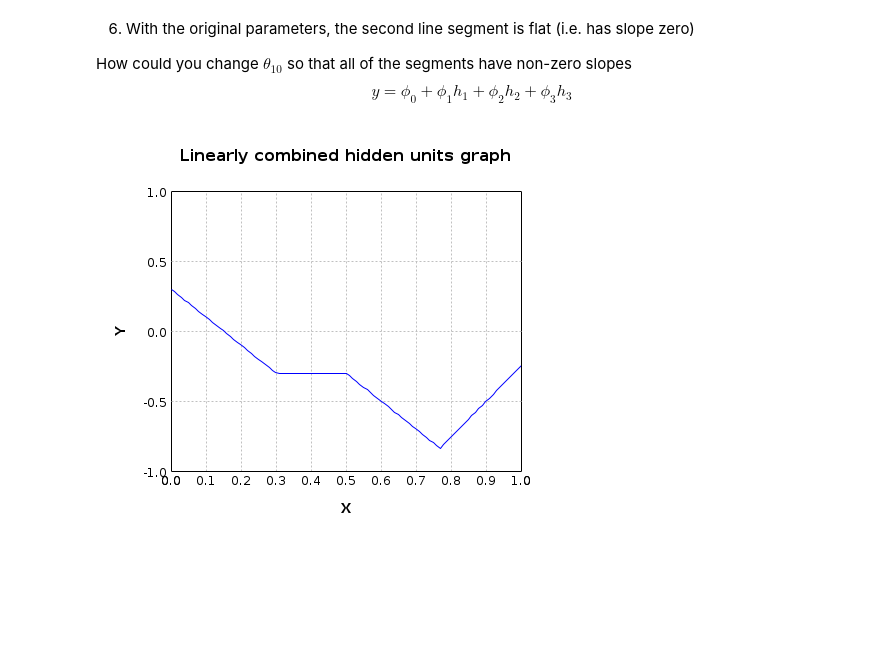
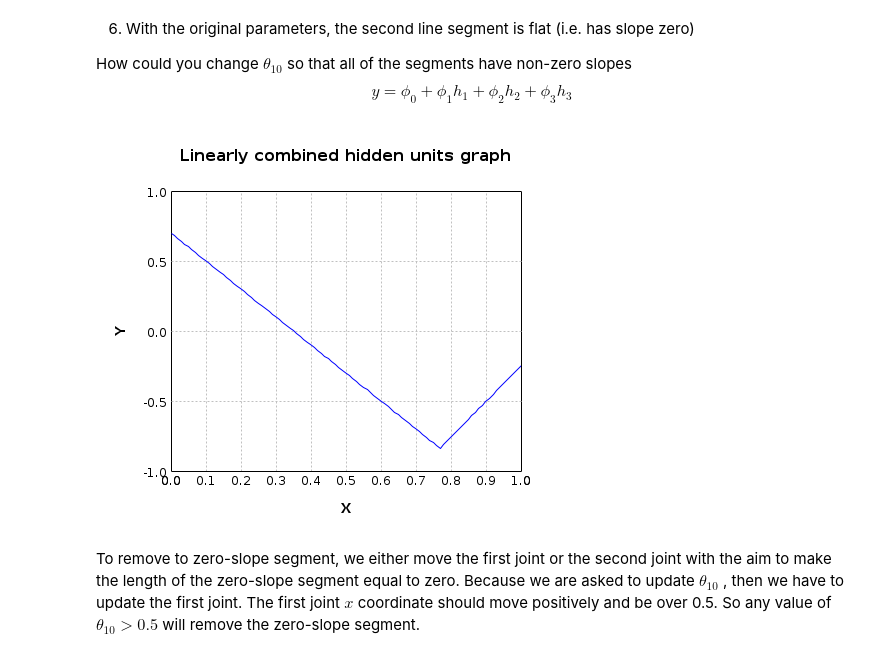
Before and after one commit to jamalromero/colab, a Jupyter notebook: 3_1_Shallow_Networks_I.ipynb, the cells around one changed output. Cells and saved outputs as stored; diff of their text form; code cells hidden in the pictures; blank space fills up the shorter version.

```diff
--- a/3_1_Shallow_Networks_I.ipynb
+++ b/3_1_Shallow_Networks_I.ipynb
@@ -221,6 +221,8 @@ The graph also will have only two joints
 How could you change $\theta_{10}$ so that all of the segments have non-zero slopes
 \begin{equation}y = \phi_0 + \phi_1 h_1 + \phi_2 h_2 + \phi_3 h_3\end{equation}
 # %%
-plotNetwork(theta_10, theta_11, theta_20, theta_21, theta_30, theta_31, phi_0, phi_1, phi_2, phi_3).toBufferedImage(500, 400);
+plotNetwork(theta_10 + 0.2, theta_11, theta_20, theta_21, theta_30, theta_31, phi_0, phi_1, phi_2, phi_3).toBufferedImage(500, 400);
 # %% [output]
-[figure, old version]
+[figure, new version]
+# %% [markdown]
+To remove to zero-slope segment, we either move the first joint or the second joint with the aim to make the length of the zero-slope segment equal to zero. Because we are asked to update $θ_{10}$ , then we have to update the first joint. The first joint $x$ coordinate should move positively and be over 0.5. So any value of $θ_{10} > 0.5$ will remove the zero-slope segment.
```
